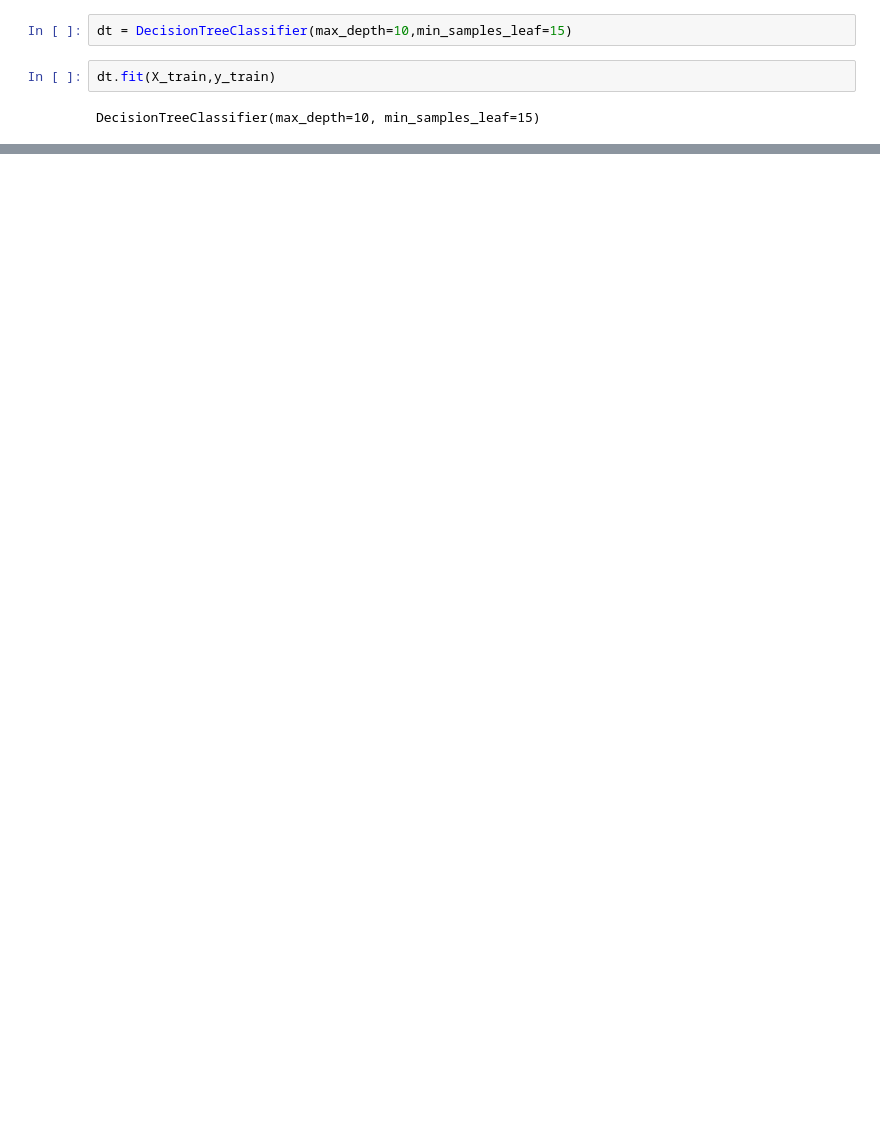
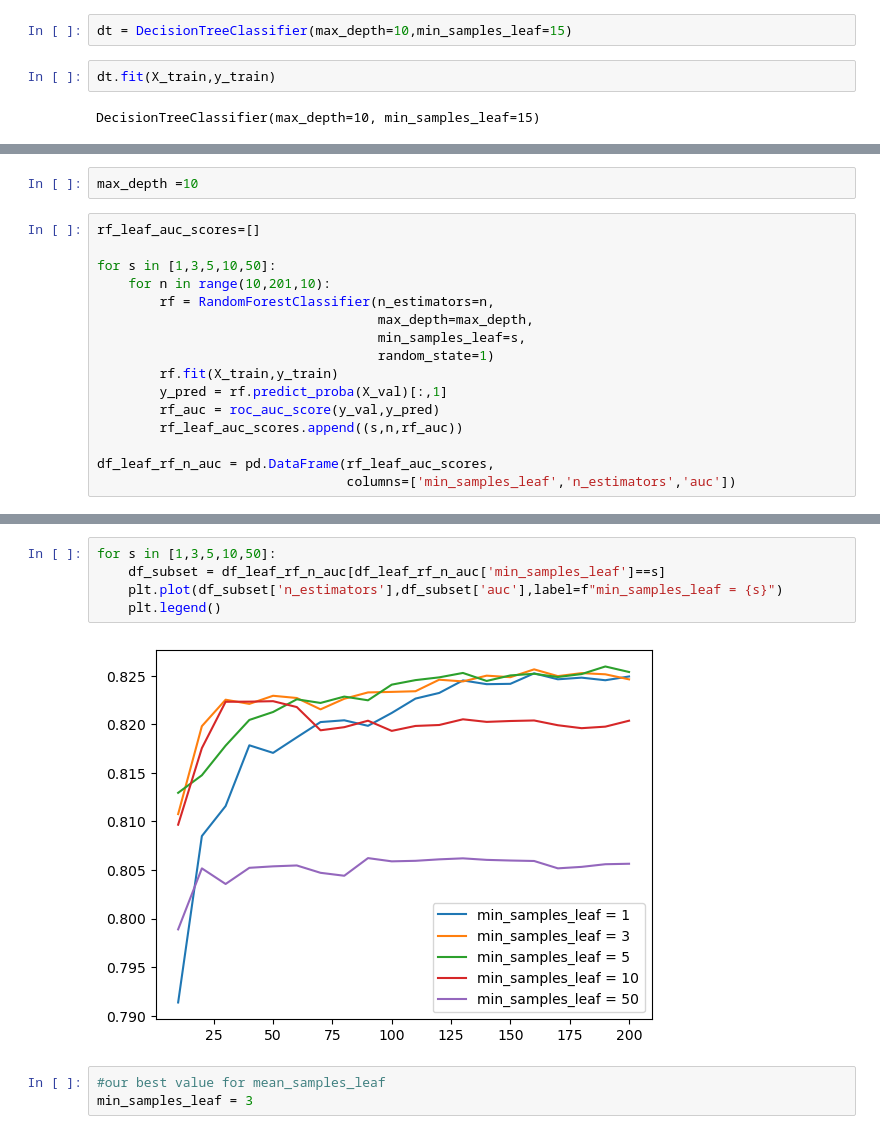
Before and after one commit to codevalhalla/credit-risk-scoring, a Jupyter notebook: credit-risk-scoring.ipynb, the cells around one changed output, grey strips where cells are left out. Drawn from its saved outputs; the diff is of its cells as text; blank space fills up the shorter version.

```diff
--- a/credit-risk-scoring.ipynb
+++ b/credit-risk-scoring.ipynb
@@ -349,0 +442,18 @@ DecisionTreeClassifier(max_depth=10, min_samples_leaf=15)
+# %%
+max_depth =10
+# %%
+rf_leaf_auc_scores=[]
+
+for s in [1,3,5,10,50]:
+    for n in range(10,201,10):
+        rf = RandomForestClassifier(n_estimators=n,
+                                    max_depth=max_depth,
+                                    min_samples_leaf=s,
+                                    random_state=1)
+        rf.fit(X_train,y_train)
+        y_pred = rf.predict_proba(X_val)[:,1]
+        rf_auc = roc_auc_score(y_val,y_pred)
+        rf_leaf_auc_scores.append((s,n,rf_auc))
+
+df_leaf_rf_n_auc = pd.DataFrame(rf_leaf_auc_scores,
+                                columns=['min_samples_leaf','n_estimators','auc'])
@@ -349,0 +476,10 @@ DecisionTreeClassifier(max_depth=10, min_samples_leaf=15)
+# %%
+for s in [1,3,5,10,50]:
+    df_subset = df_leaf_rf_n_auc[df_leaf_rf_n_auc['min_samples_leaf']==s]
+    plt.plot(df_subset['n_estimators'],df_subset['auc'],label=f"min_samples_leaf = {s}")
+    plt.legend()
+# %% [output]
+[figure, added]
+# %%
+#our best value for mean_samples_leaf
+min_samples_leaf = 3
```
Also changed, not shown: parts of 19 cells of this notebook.
